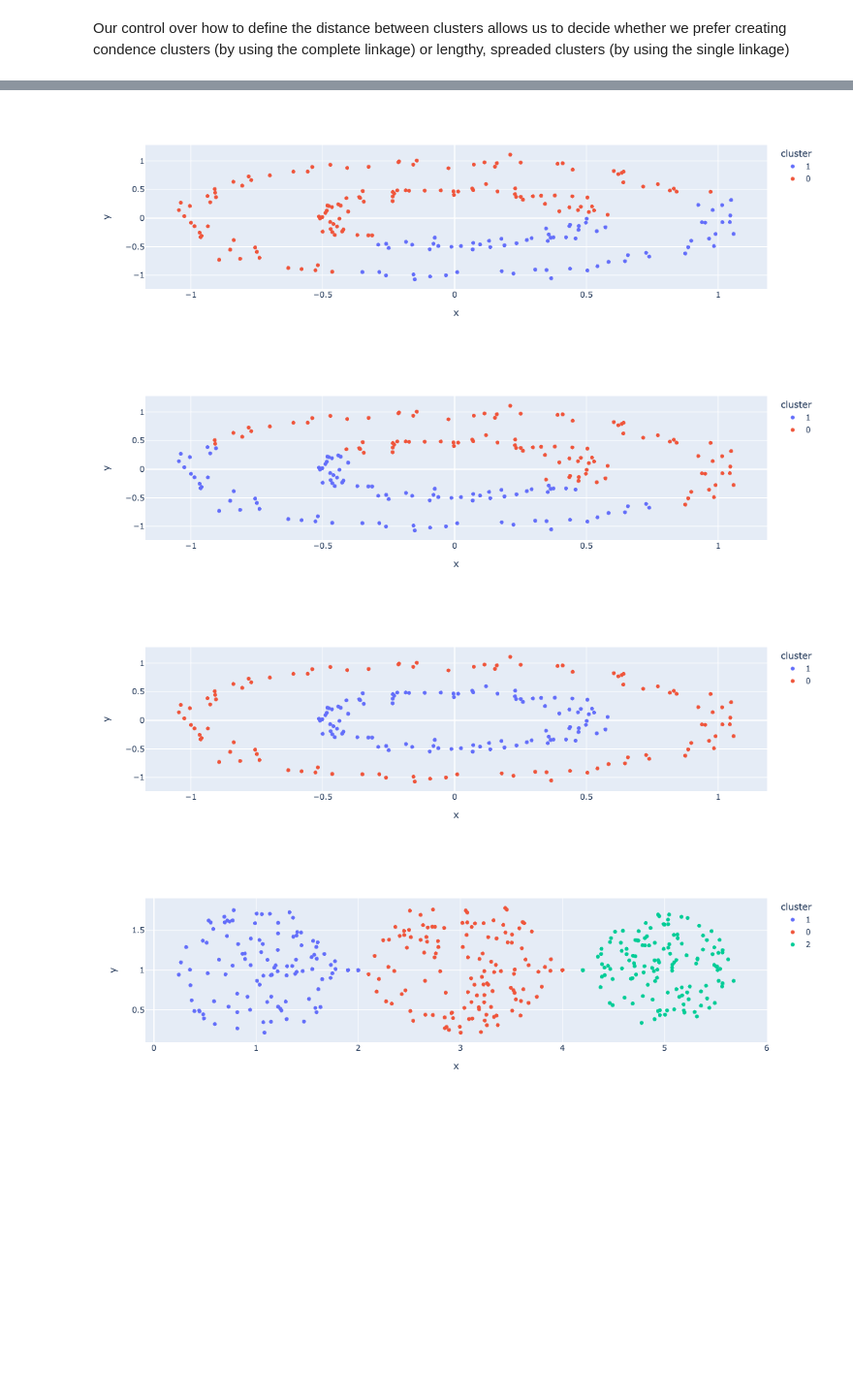
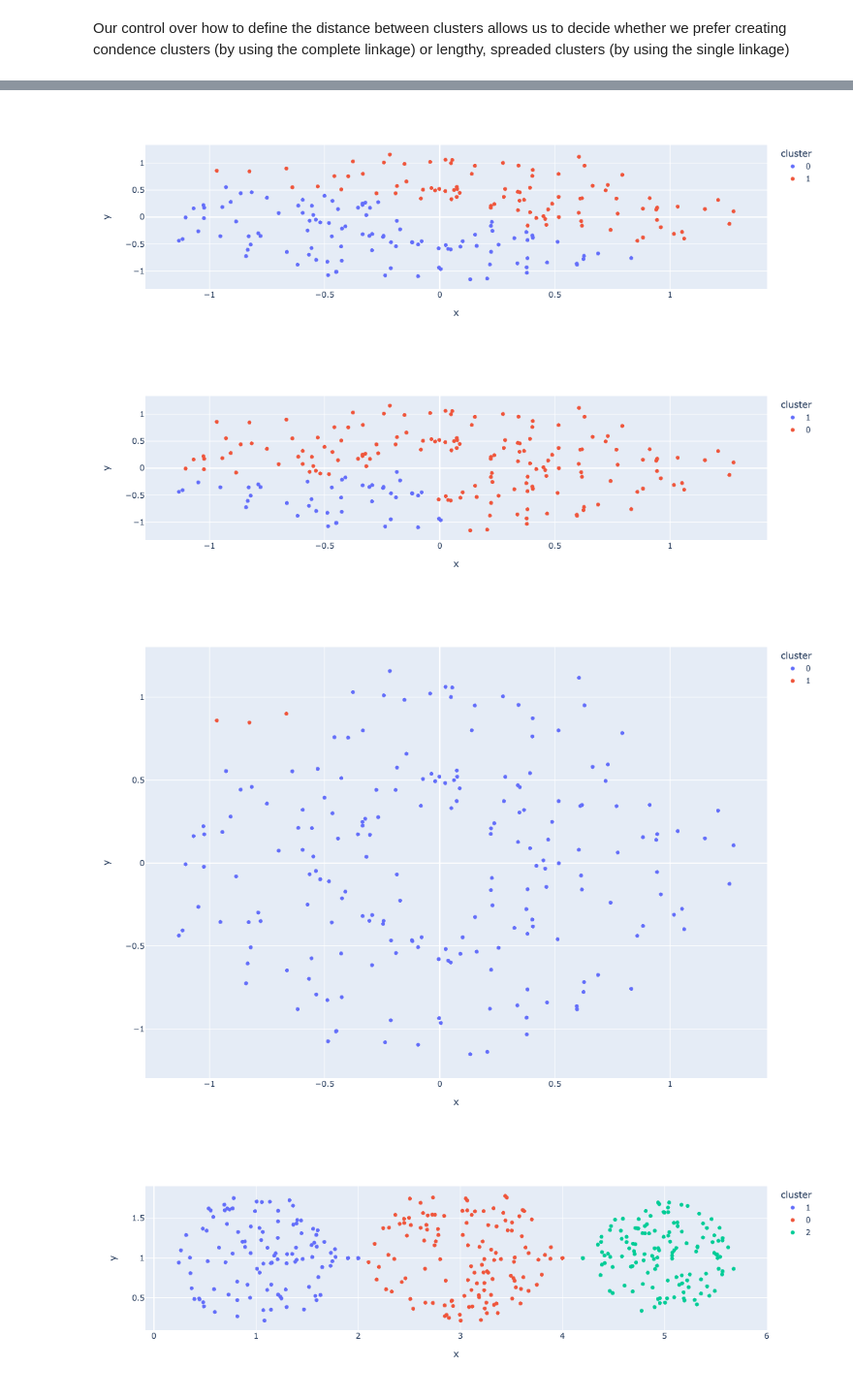
Before and after one commit to shakedadam/Python_ML_2023, a Jupyter notebook: 01_Clustering.ipynb, the cells around one changed output, grey strips where cells are left out. Shown at 97% size. Cells and saved outputs as stored; diff of their text form; code cells hidden in the pictures; blank space fills up the shorter version.

```diff
--- a/01_Clustering.ipynb
+++ b/01_Clustering.ipynb
@@ -422,7 +422,7 @@ Our control over how to define the distance between clusters allows us to decide
 import numpy as np
 # %%
 from sklearn.datasets import make_circles
-data, y = make_circles(n_samples=200, noise=0.05, factor=0.5)
+data, y = make_circles(n_samples=200, noise=0.12, factor=0.5)
 df = pd.DataFrame(data, columns=['x','y'])
 # %%
 px.scatter(df, x='x', y='y', height=600)
@@ -434,21 +434,21 @@ df['cluster'] = cluster.fit_predict(df[['x','y']]).astype(str)
 # %%
 px.scatter(df, x='x', y='y', color='cluster')
 # %% [output]
-[figure, old version]
+[figure, new version]
 # %%
 cluster = AgglomerativeClustering(n_clusters=2, affinity='euclidean', linkage='complete')
 df['cluster'] = cluster.fit_predict(df[['x','y']]).astype(str)
 # %%
 px.scatter(df, x='x', y='y', color='cluster')
 # %% [output]
-[figure, old version]
+[figure, new version]
 # %%
 cluster = AgglomerativeClustering(n_clusters=2, affinity='euclidean', linkage='single')
 df['cluster'] = cluster.fit_predict(df[['x','y']]).astype(str)
 # %%
-px.scatter(df, x='x', y='y', color='cluster')
+px.scatter(df, x='x', y='y', color='cluster', height = 800)
 # %% [output]
-[figure, old version]
+[figure, new version]
 # %%
 import random
 import math
```
Also changed, not shown: parts of 3 cells of this notebook, 1 other file.
